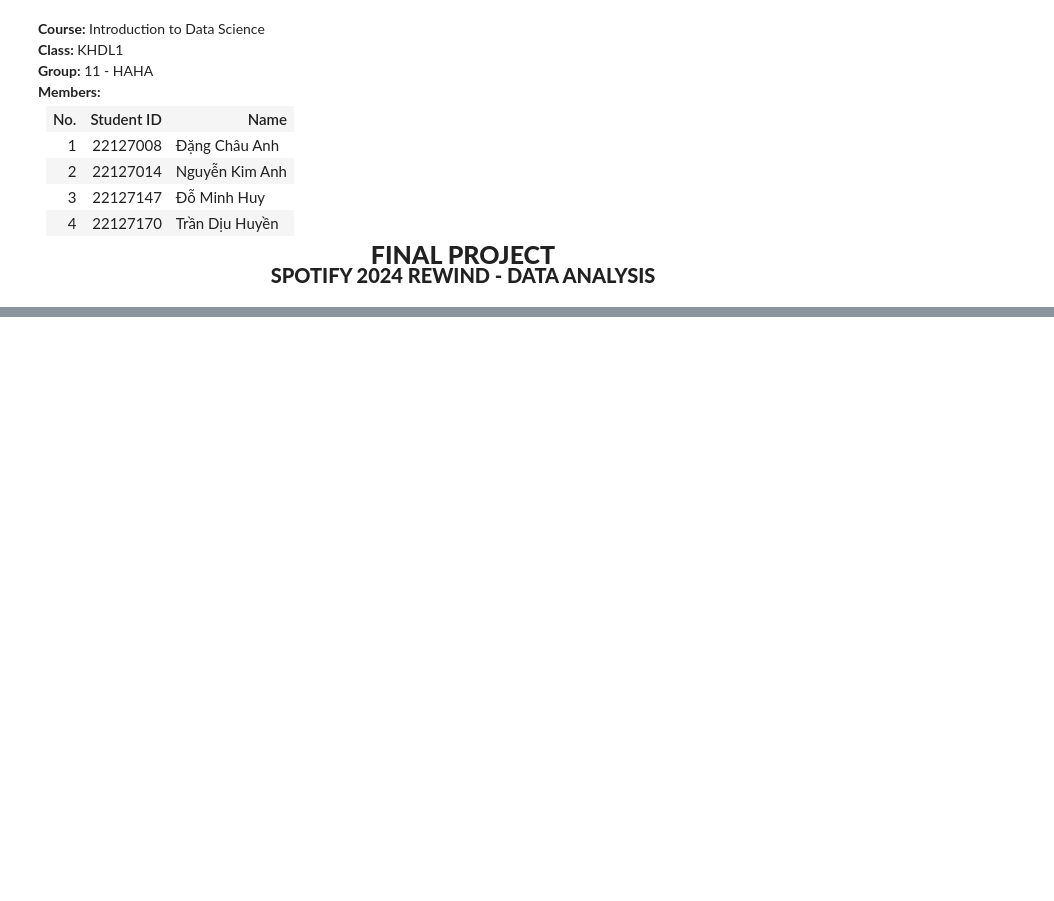
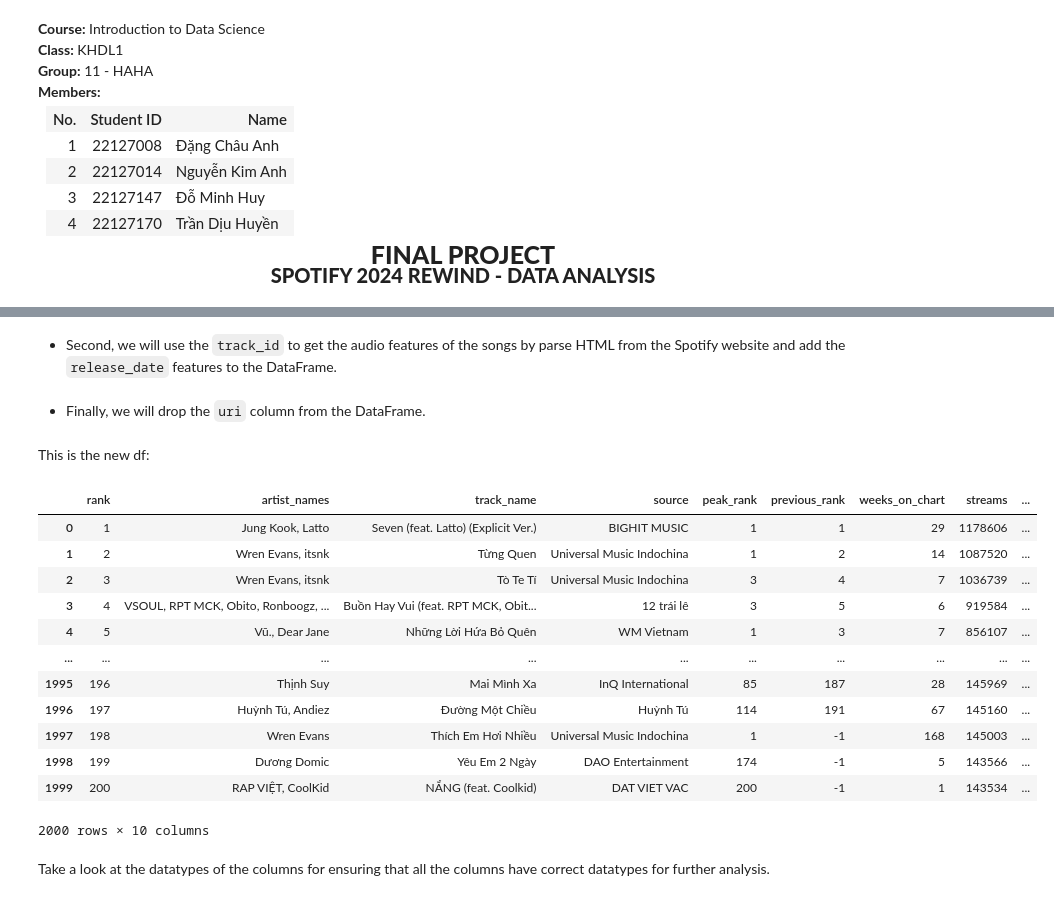
Before and after one commit to pililover/DataScience-Jobs-Market, a Jupyter notebook: SOURCECODE/Data_analysis.ipynb, the cells around one changed output, grey strips where cells are left out. Cells and saved outputs as stored; diff of their text form; code cells hidden in the pictures; blank space fills up the shorter version.

```diff
--- a/SOURCECODE/Data_analysis.ipynb
+++ b/SOURCECODE/Data_analysis.ipynb
@@ -48,0 +95,2 @@
+# %% [markdown]
+- Second, we will use the `track_id` to get the audio features of the songs by parse HTML from the Spotify website and add the `release_date` features to the DataFrame.
@@ -48,0 +117,2 @@
+# %% [markdown]
+- Finally, we will drop the `uri` column from the DataFrame.
@@ -48,0 +121,20 @@
+# %% [markdown]
+This is the new df:
+# %%
+df
+# %% [output]
+|  | rank | artist_names | track_name | source | peak_rank | previous_rank | weeks_on_chart | streams | ... |
+| 0 | 1 | Jung Kook, Latto | Seven (feat. Latto) (Explicit Ver.) | BIGHIT MUSIC | 1 | 1 | 29 | 1178606 | ... |
+| 1 | 2 | Wren Evans, itsnk | Từng Quen | Universal Music Indochina | 1 | 2 | 14 | 1087520 | ... |
+| 2 | 3 | Wren Evans, itsnk | Tò Te Tí | Universal Music Indochina | 3 | 4 | 7 | 1036739 | ... |
+| 3 | 4 | VSOUL, RPT MCK, Obito, Ronboogz, ... | Buồn Hay Vui (feat. RPT MCK, Obit... | 12 trái lê | 3 | 5 | 6 | 919584 | ... |
+| 4 | 5 | Vũ., Dear Jane | Những Lời Hứa Bỏ Quên | WM Vietnam | 1 | 3 | 7 | 856107 | ... |
+| ... | ... | ... | ... | ... | ... | ... | ... | ... | ... |
+| 1995 | 196 | Thịnh Suy | Mai Mình Xa | InQ International | 85 | 187 | 28 | 145969 | ... |
+| 1996 | 197 | Huỳnh Tú, Andiez | Đường Một Chiều | Huỳnh Tú | 114 | 191 | 67 | 145160 | ... |
+| 1997 | 198 | Wren Evans | Thích Em Hơi Nhiều | Universal Music Indochina | 1 | -1 | 168 | 145003 | ... |
+| 1998 | 199 | Dương Domic | Yêu Em 2 Ngày | DAO Entertainment | 174 | -1 | 5 | 143566 | ... |
+| 1999 | 200 | RAP VIỆT, CoolKid | NẮNG (feat. Coolkid) | DAT VIET VAC | 200 | -1 | 1 | 143534 | ... |
+2000 rows × 10 columns
+# %% [markdown]
+Take a look at the datatypes of the columns for ensuring that all the columns have correct datatypes for further analysis.
```
Also changed, not shown: parts of 23 cells of this notebook, 1 other file.
